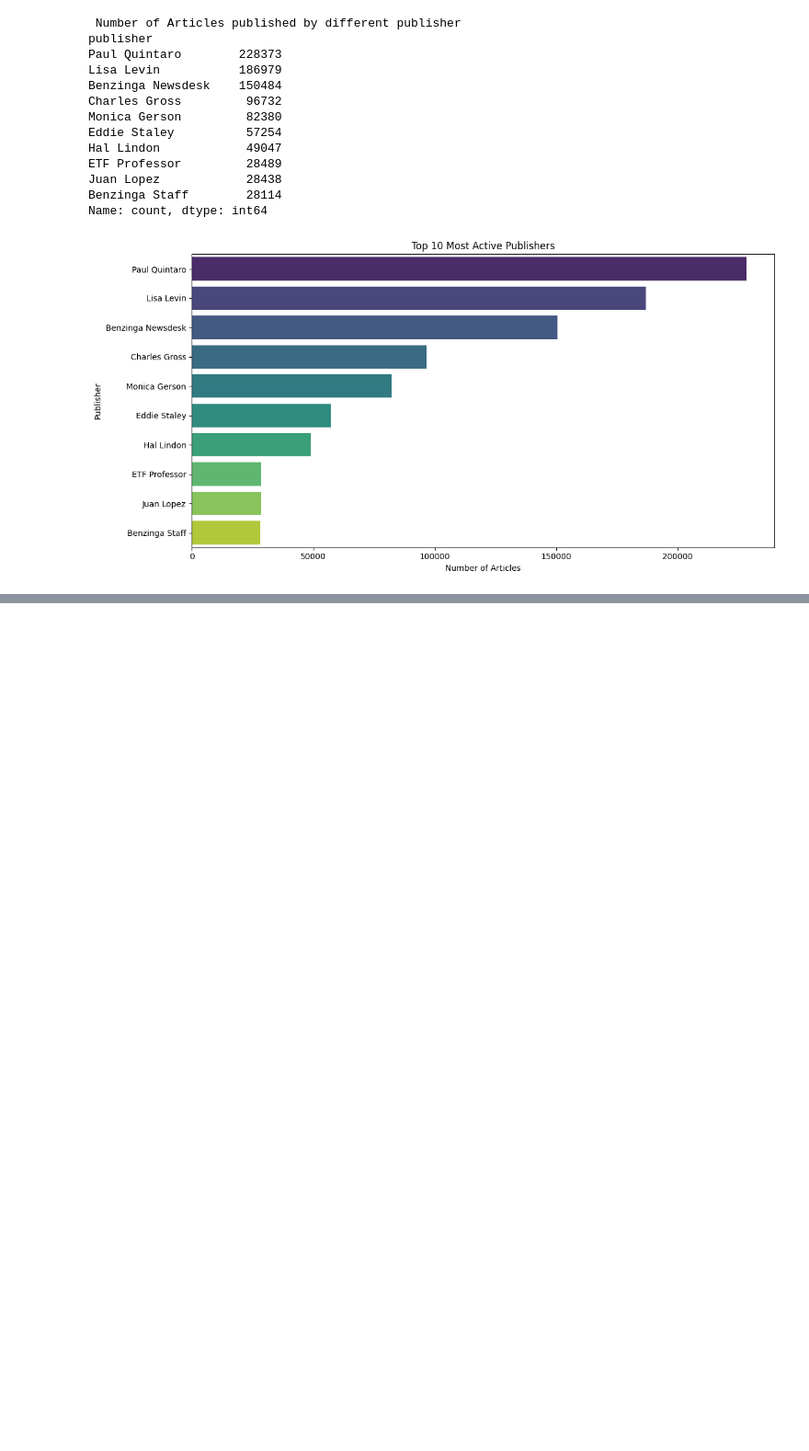
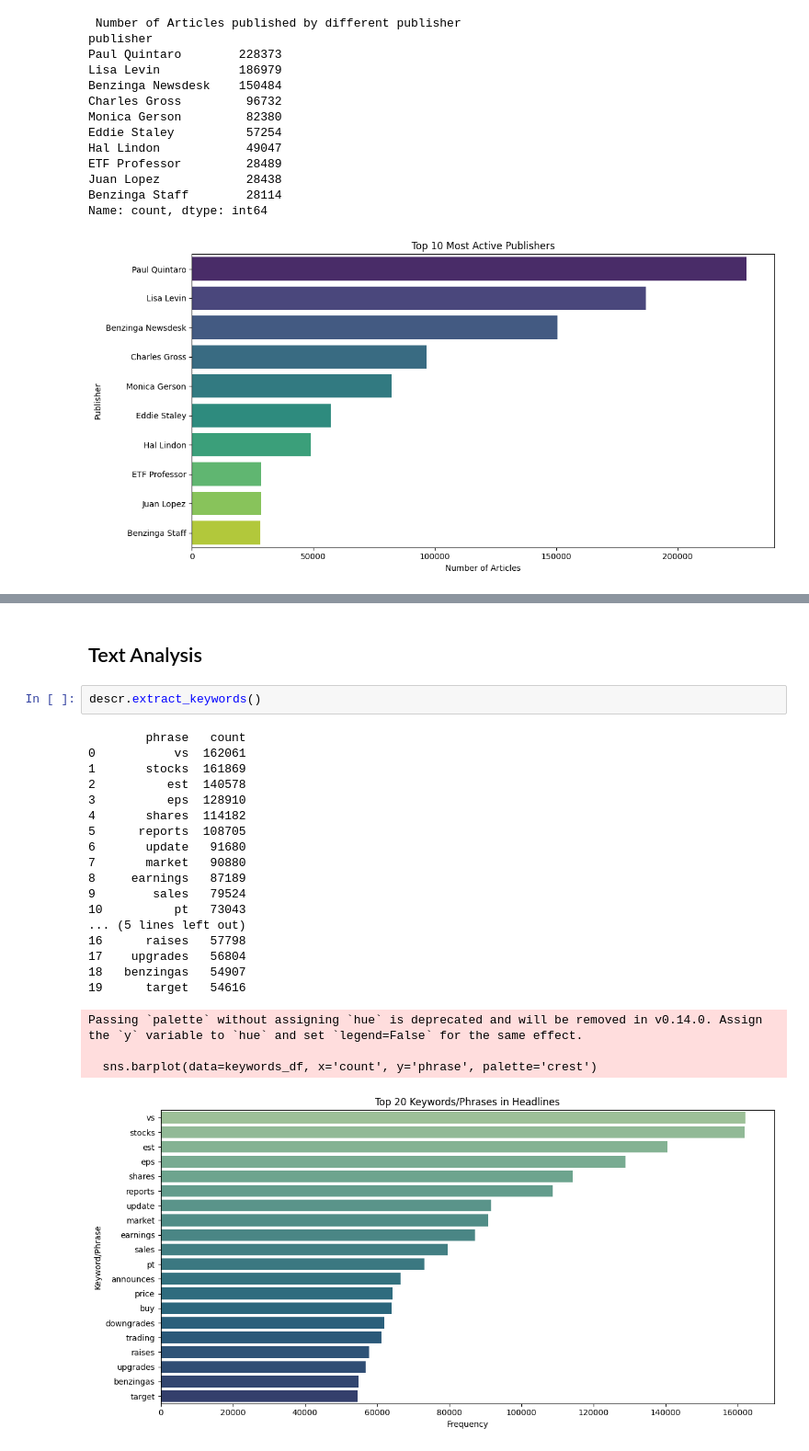
Before and after one commit to mubarek4566/Financial-News-and-Stock-Price-Analysis, a Jupyter notebook: notebooks/main.ipynb, the cells around one changed output, grey strips where cells are left out. Shown at 92% size. Drawn from its saved outputs; the diff is of its cells as text; blank space fills up the shorter version.

```diff
--- a/notebooks/main.ipynb
+++ b/notebooks/main.ipynb
@@ -120,0 +142,26 @@ Name: count, dtype: int64
+# %% [markdown]
+##   Text Analysis
+# %%
+descr.extract_keywords()
+# %% [output]
+        phrase   count
+0           vs  162061
+1       stocks  161869
+2          est  140578
+3          eps  128910
+4       shares  114182
+5      reports  108705
+6       update   91680
+7       market   90880
+8     earnings   87189
+9        sales   79524
+10          pt   73043
+... (5 lines left out)
+16      raises   57798
+17    upgrades   56804
+18   benzingas   54907
+19      target   54616
+Passing `palette` without assigning `hue` is deprecated and will be removed in v0.14.0. Assign the `y` variable to `hue` and set `legend=False` for the same effect.
+
+  sns.barplot(data=keywords_df, x='count', y='phrase', palette='crest')
+[figure, added]
```
Also changed, not shown: parts of 2 cells of this notebook, 1 other file.
